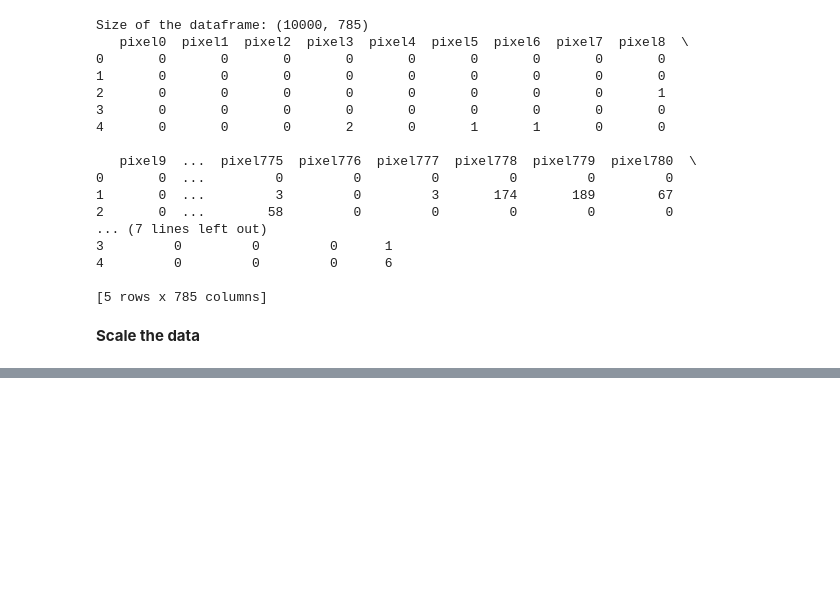
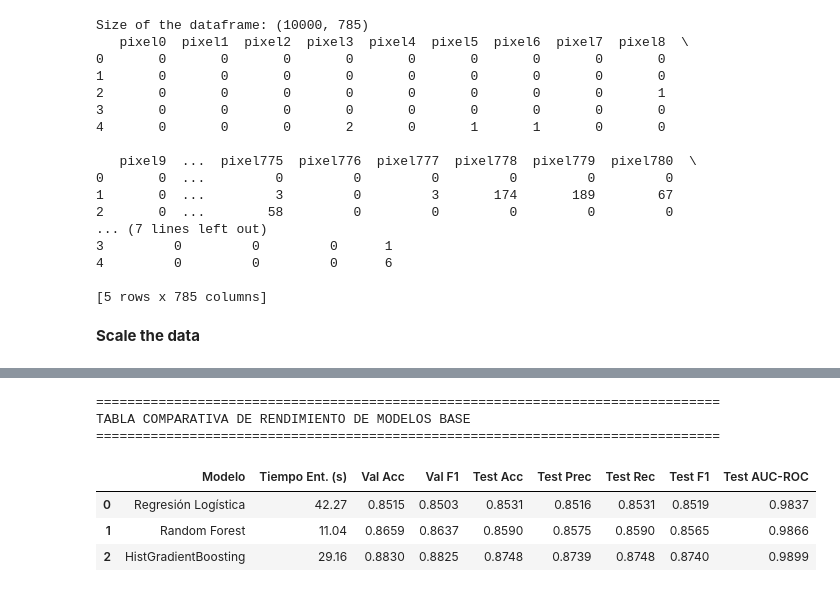
Before and after one commit to Ezra3578/MachineLearning, a Jupyter notebook: Workshop_1/notebooks/SupervisedLearning.ipynb, the cells around one changed output, grey strips where cells are left out. Cells and saved outputs as stored; diff of their text form; code cells hidden in the pictures; blank space fills up the shorter version.

```diff
--- a/Workshop_1/code/SupervisedLearning.ipynb
+++ b/Workshop_1/notebooks/SupervisedLearning.ipynb
@@ -686,0 +937,56 @@ X_test = fashion_mnist_scaler.transform(X_test)
+# %%
+from sklearn.metrics import accuracy_score, precision_recall_fscore_support, roc_auc_score
+from sklearn.preprocessing import label_binarize
+
+def compute_metrics(model, X, y):
+    y_pred = model.predict(X)
+    acc = accuracy_score(y, y_pred)
+    p_mac, r_mac, f1_mac, _ = precision_recall_fscore_support(y, y_pred, average="macro", zero_division=0)
+    p_wt, r_wt, f1_wt, _ = precision_recall_fscore_support(y, y_pred, average="weighted", zero_division=0)
+
+    # AUC-ROC multiclase One-vs-Rest
+    if hasattr(model, "predict_proba"):
+        y_prob = model.predict_proba(X)
+        y_bin = label_binarize(y, classes=list(range(10)))
+        auc = roc_auc_score(y_bin, y_prob, multi_class="ovr", average="macro")
+    else:
+        auc = np.nan
+
+    return {
+        "Accuracy": acc,
+        "Precision (Macro)": p_mac,
+        "Recall (Macro)": r_mac,
+        "F1-Score (Macro)": f1_mac,
+        "AUC-ROC (OvR)": auc
+    }
+
+results_list = []
+for name, clf in models.items():
+    val_res = compute_metrics(clf, X_val_pca, y_val_split)
+    test_res = compute_metrics(clf, X_test_pca, y_test_split)
+
+    results_list.append({
+        "Modelo": name,
+        "Tiempo Ent. (s)": round(training_times[name], 2),
+        "Val Acc": round(val_res["Accuracy"], 4),
+        "Val F1": round(val_res["F1-Score (Macro)"], 4),
+        "Test Acc": round(test_res["Accuracy"], 4),
+        "Test Prec": round(test_res["Precision (Macro)"], 4),
+        "Test Rec": round(test_res["Recall (Macro)"], 4),
+        "Test F1": round(test_res["F1-Score (Macro)"], 4),
+        "Test AUC-ROC": round(test_res["AUC-ROC (OvR)"], 4)
+    })
+
+df_comparison = pd.DataFrame(results_list)
+print("="*80)
+print("TABLA COMPARATIVA DE RENDIMIENTO DE MODELOS BASE")
+print("="*80)
+display(df_comparison)
+# %% [output]
+================================================================================
+TABLA COMPARATIVA DE RENDIMIENTO DE MODELOS BASE
+================================================================================
+|  | Modelo | Tiempo Ent. (s) | Val Acc | Val F1 | Test Acc | Test Prec | Test Rec | Test F1 | Test AUC-ROC |
+| 0 | Regresión Logística | 42.27 | 0.8515 | 0.8503 | 0.8531 | 0.8516 | 0.8531 | 0.8519 | 0.9837 |
+| 1 | Random Forest | 11.04 | 0.8659 | 0.8637 | 0.8590 | 0.8575 | 0.8590 | 0.8565 | 0.9866 |
+| 2 | HistGradientBoosting | 29.16 | 0.8830 | 0.8825 | 0.8748 | 0.8739 | 0.8748 | 0.8740 | 0.9899 |
```
Also changed, not shown: parts of 17 cells of this notebook, 18 other files.
